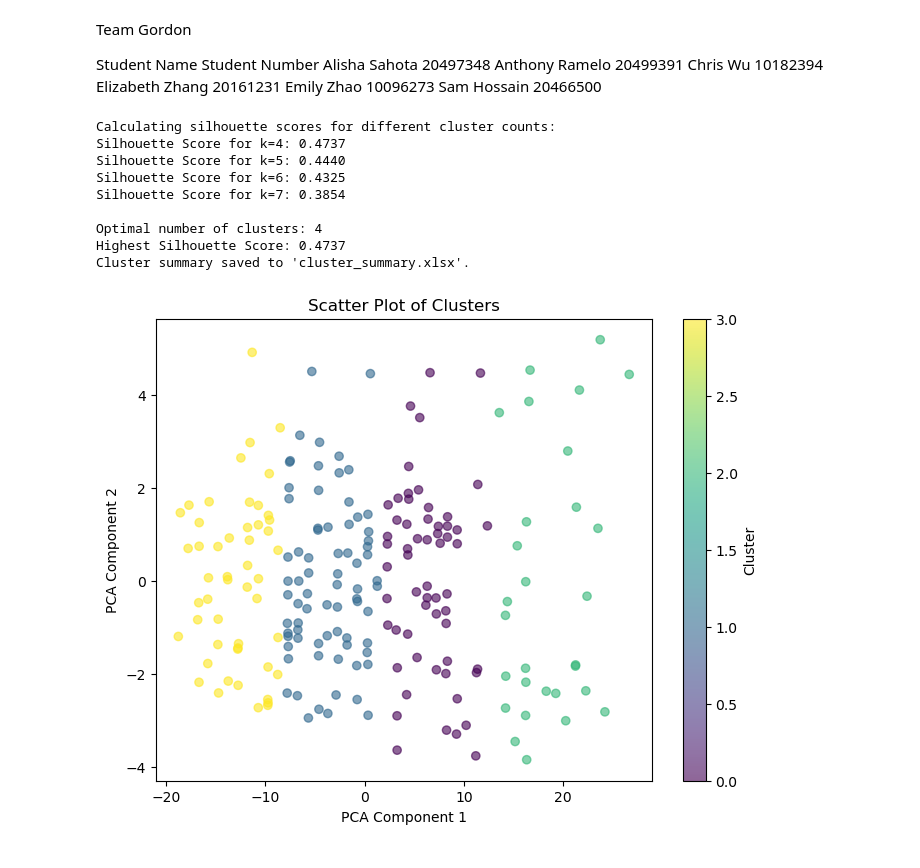
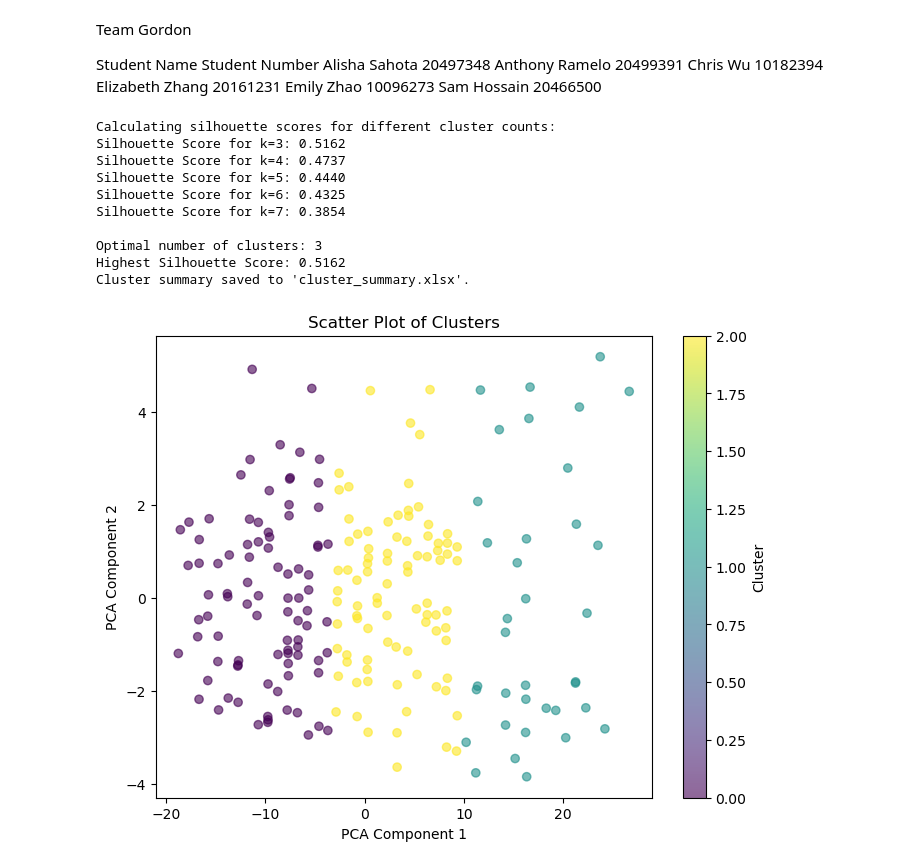
Before and after one commit to rameloa/School, a Jupyter notebook: 831MarketingAnalytics/Project/831MarketingProject/02Behavioural copy.ipynb, the cells around one changed output. Cells and saved outputs as stored; diff of their text form; code cells hidden in the pictures.

```diff
--- a/831MarketingAnalytics/Project/831MarketingProject/02Behavioural copy.ipynb
+++ b/831MarketingAnalytics/Project/831MarketingProject/02Behavioural copy.ipynb
@@ -156,35 +156,36 @@ df = load_data(file_path, sheet_name)
 total_activities_col = ensure_column_exists(df, 'Total Activities', alternative_names=['Total Activies '])
 df = create_financial_features(df)
 
 columns_to_remove = ['Disbursement Date', 'Date of Birth', 'ID', 'Gender',
                      'Loan Amount', 'Outstanding Balance', 'Outstanding Principal',
                      'Loan Term (Months)', 'Stated Income on application',
                      'Inspiration Count', 'Average total activities per month',
                      'Average activities per day']
 
 df_encoded, df_original = preprocess_data(df, total_activities_col, columns_to_remove)
 
 # PCA and clustering
 df_pca = perform_pca(df_encoded)
-optimal_k = determine_optimal_clusters(df_pca, k_range=range(4, 8))
+optimal_k = determine_optimal_clusters(df_pca, k_range=range(3, 8))
 df_clustered = perform_clustering(df_pca, df_original, optimal_k)
-
+df_clustered.to_excel("output/df_clustered.xlsx")
 # Export cluster summary
 numeric_cols = df_clustered.select_dtypes(include=['number']).columns
 cluster_summary = df_clustered[numeric_cols].groupby('Cluster').mean()
 cluster_summary.to_excel("output/cluster_summary.xlsx")
 print("Cluster summary saved to 'cluster_summary.xlsx'.")
 
 # Visualize clusters
 plot_clusters(df_pca, df_clustered)
 # %% [output]
 Calculating silhouette scores for different cluster counts:
+Silhouette Score for k=3: 0.5162
 Silhouette Score for k=4: 0.4737
 Silhouette Score for k=5: 0.4440
 Silhouette Score for k=6: 0.4325
 Silhouette Score for k=7: 0.3854
 
-Optimal number of clusters: 4
-Highest Silhouette Score: 0.4737
+Optimal number of clusters: 3
+Highest Silhouette Score: 0.5162
 Cluster summary saved to 'cluster_summary.xlsx'.
-[figure, old version]
+[figure, new version]
```
Also changed, not shown: parts of 1 cell of this notebook.
